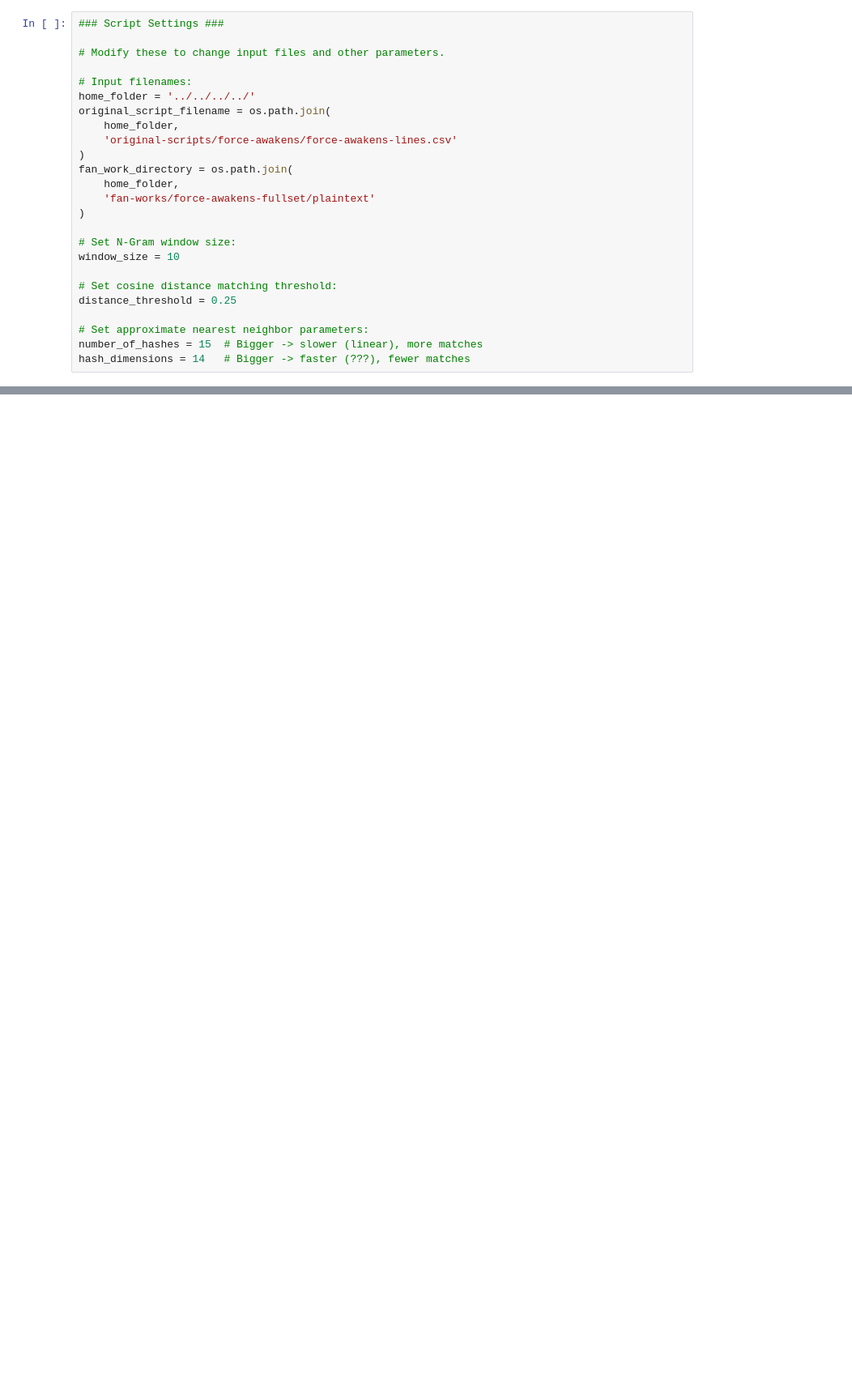
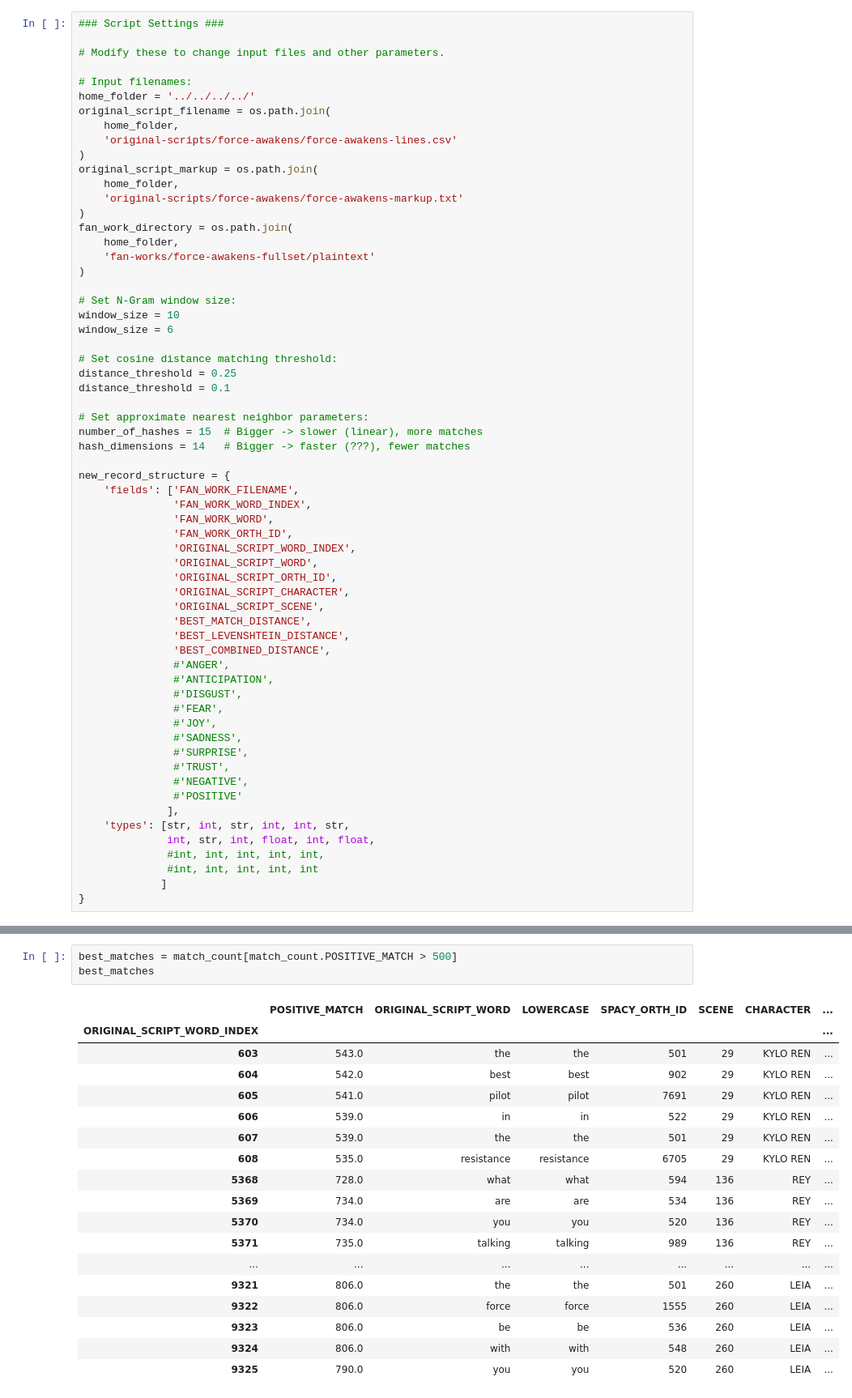
Before and after one commit to senderle/fandom-analysis, a Jupyter notebook: script-fan-comparison.ipynb, the cells around one changed output, grey strips where cells are left out. Shown at 81% size. Saved outputs shown, nothing was run; the diff lists cells and outputs as text; blank space fills up the shorter version.

```diff
--- a/script-fan-comparison.ipynb
+++ b/script-fan-comparison.ipynb
@@ -29,6 +36,10 @@ original_script_filename = os.path.join(
     home_folder,
     'original-scripts/force-awakens/force-awakens-lines.csv'
 )
+original_script_markup = os.path.join(
+    home_folder,
+    'original-scripts/force-awakens/force-awakens-markup.txt'
+)
 fan_work_directory = os.path.join(
     home_folder,
     'fan-works/force-awakens-fullset/plaintext'
@@ -36,10 +47,43 @@ fan_work_directory = os.path.join(
 
 # Set N-Gram window size:
 window_size = 10
+window_size = 6
 
 # Set cosine distance matching threshold:
 distance_threshold = 0.25
+distance_threshold = 0.1
 
 # Set approximate nearest neighbor parameters:
 number_of_hashes = 15  # Bigger -> slower (linear), more matches
 hash_dimensions = 14   # Bigger -> faster (???), fewer matches
+
+new_record_structure = {
+    'fields': ['FAN_WORK_FILENAME',
+               'FAN_WORK_WORD_INDEX',
+               'FAN_WORK_WORD',
+               'FAN_WORK_ORTH_ID',
+               'ORIGINAL_SCRIPT_WORD_INDEX',
+               'ORIGINAL_SCRIPT_WORD',
+               'ORIGINAL_SCRIPT_ORTH_ID',
+               'ORIGINAL_SCRIPT_CHARACTER',
+               'ORIGINAL_SCRIPT_SCENE',
+               'BEST_MATCH_DISTANCE',
+               'BEST_LEVENSHTEIN_DISTANCE',
+               'BEST_COMBINED_DISTANCE',
+               #'ANGER',
+               #'ANTICIPATION',
+               #'DISGUST',
+               #'FEAR',
+               #'JOY',
+               #'SADNESS',
+               #'SURPRISE',
+               #'TRUST',
+               #'NEGATIVE',
+               #'POSITIVE'
+              ],
+    'types': [str, int, str, int, int, str,
+              int, str, int, float, int, float,
+              #int, int, int, int, int,
+              #int, int, int, int, int
+             ]
+}
@@ -268,0 +582,22 @@ for ix, n in orig_match_count.most_common(20):
+# %%
+best_matches = match_count[match_count.POSITIVE_MATCH > 500]
+best_matches
+# %% [output]
+|  | POSITIVE_MATCH | ORIGINAL_SCRIPT_WORD | LOWERCASE | SPACY_ORTH_ID | SCENE | CHARACTER | ... |
+| ORIGINAL_SCRIPT_WORD_INDEX |  |  |  |  |  |  | ... |
+| 603 | 543.0 | the | the | 501 | 29 | KYLO REN | ... |
+| 604 | 542.0 | best | best | 902 | 29 | KYLO REN | ... |
+| 605 | 541.0 | pilot | pilot | 7691 | 29 | KYLO REN | ... |
+| 606 | 539.0 | in | in | 522 | 29 | KYLO REN | ... |
+| 607 | 539.0 | the | the | 501 | 29 | KYLO REN | ... |
+| 608 | 535.0 | resistance | resistance | 6705 | 29 | KYLO REN | ... |
+| 5368 | 728.0 | what | what | 594 | 136 | REY | ... |
+| 5369 | 734.0 | are | are | 534 | 136 | REY | ... |
+| 5370 | 734.0 | you | you | 520 | 136 | REY | ... |
+| 5371 | 735.0 | talking | talking | 989 | 136 | REY | ... |
+| ... | ... | ... | ... | ... | ... | ... | ... |
+| 9321 | 806.0 | the | the | 501 | 260 | LEIA | ... |
+| 9322 | 806.0 | force | force | 1555 | 260 | LEIA | ... |
+| 9323 | 806.0 | be | be | 536 | 260 | LEIA | ... |
+| 9324 | 806.0 | with | with | 548 | 260 | LEIA | ... |
+| 9325 | 790.0 | you | you | 520 | 260 | LEIA | ... |
```
Also changed, not shown: parts of 17 cells of this notebook, 3 other files.
